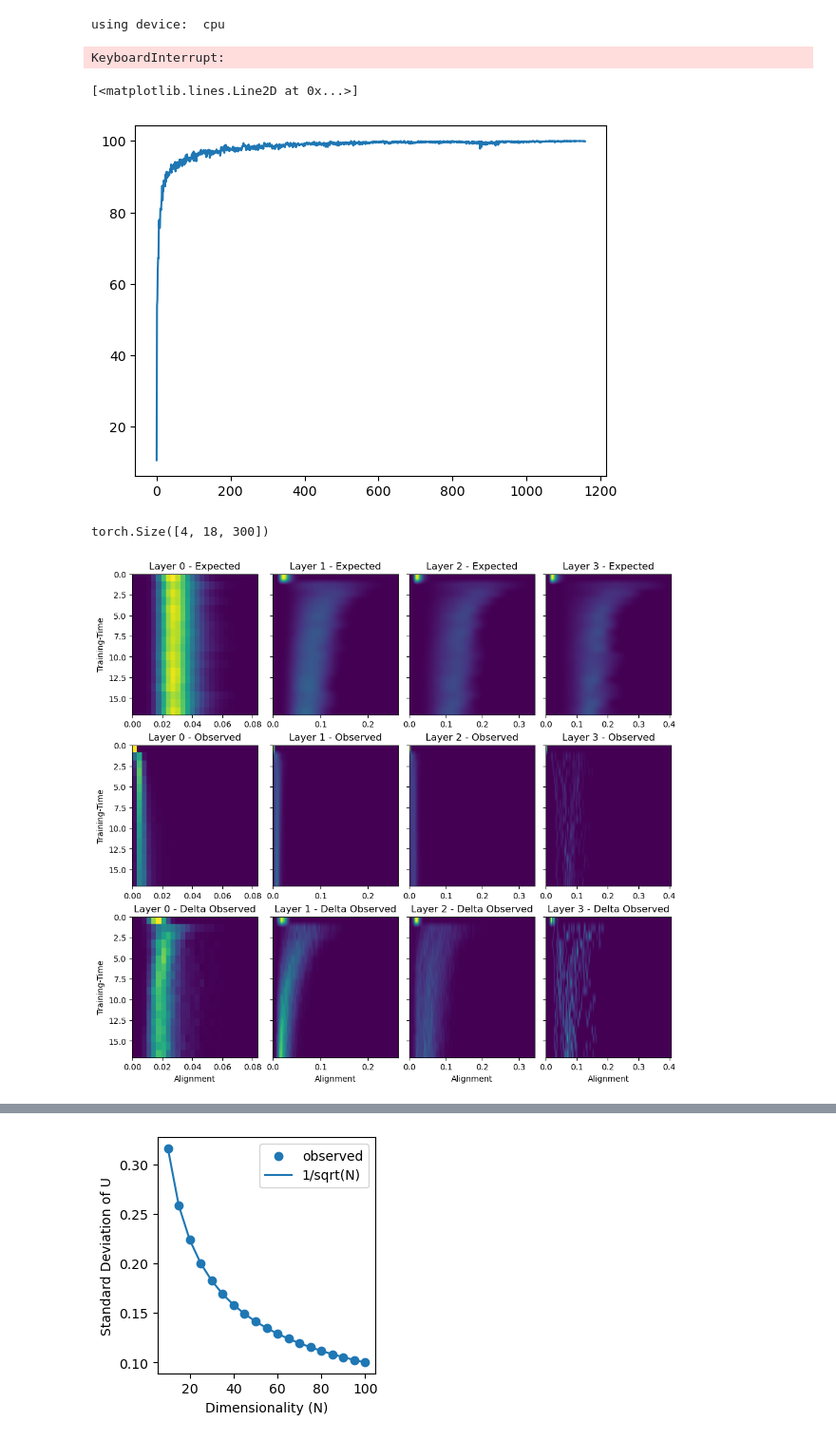
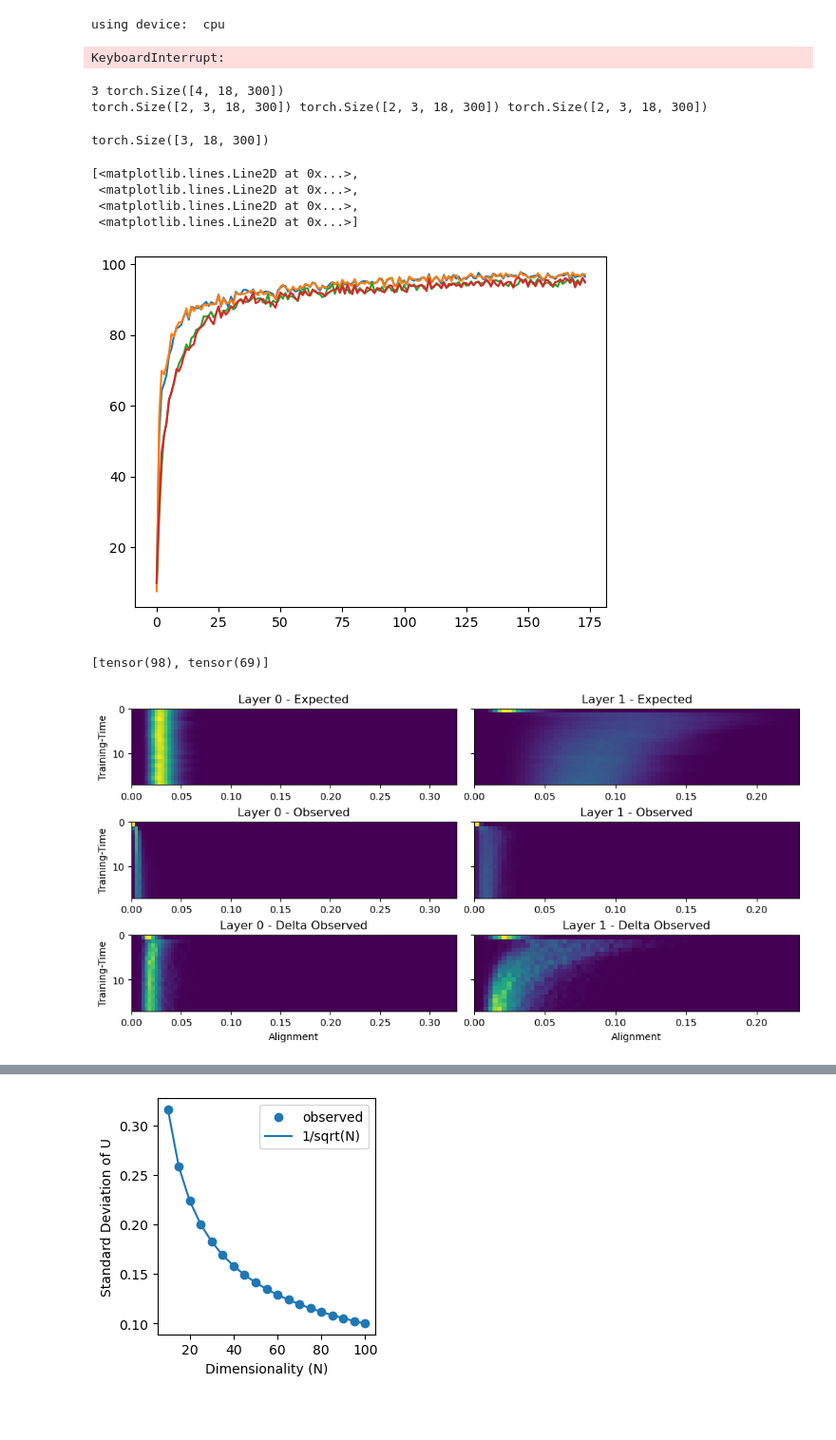
Before and after one commit to KempnerInstitute/nodelens, a Jupyter notebook: workspace.ipynb, the cells around one changed output, grey strips where cells are left out. Shown at 95% size. Drawn from its saved outputs; the diff is of its cells as text; code cells hidden in the pictures; blank space fills up the shorter version.

Commit message:
making sure plots are updated

```diff
--- a/workspace.ipynb
+++ b/workspace.ipynb
@@ -62,7 +62,7 @@ using device:  cpu
 model_name = 'MLP'
 dataset_name = 'MNIST'
 
-hidden_widths = [400, 400, 400]
+hidden_widths = [400, 400]
 nets = [get_model(model_name, build=True, dataset=dataset_name, hidden_widths=hidden_widths, dropout=dropout, ignore_flag=False)
         for dropout in [0.0, 0.0, 0.5, 0.5]]
 nets = [net.to(DEVICE) for net in nets]
@@ -80,49 +80,75 @@ parameters = dict(
     frequency=10,
     delta_alignment=True,
 )
-results = train.train(nets, optimizers, dataset, **parameters)
-# %% [output]
-KeyboardInterrupt:
+# %%
+results = train.train(nets, optimizers, dataset, **parameters)
+# %% [output]
+KeyboardInterrupt:
+# %%
+print(len(results["compare_alignment_expected"]), results["compare_alignment_expected"][0].shape)
+cae, cae_se = utils.compute_stats_by_type(torch.stack(results["compare_alignment_expected"]), 2, 1)
+cao, cao_se = utils.compute_stats_by_type(torch.stack(results["compare_alignment_observed"]), 2, 1)
+cad, cad_se = utils.compute_stats_by_type(torch.stack(results["compare_delta_alignment_observed"]), 2, 1)
+cae = cae.transpose(0, 1)
+cao = cao.transpose(0, 1)
+cad = cad.transpose(0, 1)
+print(cae.shape, cao.shape, cad.shape)
+# %% [output]
+3 torch.Size([4, 18, 300])
+torch.Size([2, 3, 18, 300]) torch.Size([2, 3, 18, 300]) torch.Size([2, 3, 18, 300])
 # %%
 bins = torch.linspace(0, 1, 301)
 cae = torch.stack([torch.mean(cae, dim=0) for cae in results["compare_alignment_expected"]])
 cao = torch.stack([torch.mean(cao, dim=0) for cao in results["compare_alignment_observed"]])
 cad = torch.stack([torch.nanmean(cad, dim=0) for cad in results["compare_delta_alignment_observed"]])
+cae.shape
+# %% [output]
+torch.Size([3, 18, 300])
 # %%
 plt.plot(results["accuracy"])
 # %% [output]
-[<matplotlib.lines.Line2D at 0x...>]
+[<matplotlib.lines.Line2D at 0x...>,
+ <matplotlib.lines.Line2D at 0x...>,
+ <matplotlib.lines.Line2D at 0x...>,
+ <matplotlib.lines.Line2D at 0x...>]
-[figure, old version]
+[figure, new version]
-# %%
-cae.shape
-# %% [output]
-torch.Size([4, 18, 300])
+# %%
+max_bin_e = [torch.where(torch.any(cc>0, dim=(0, 1)))[0][-1] for cc in cae]
+max_bin_o = [torch.where(torch.any(cc>0, dim=(0, 1)))[0][-1] for cc in cao]
+max_bin_a = [torch.where(torch.any(cc>0, dim=(0, 1)))[0][-1] for cc in cad]
+max_bin = [max(mb) for mb in zip(max_bin_e, max_bin_o, max_bin_a)]
+max_bin
+# %% [output]
+[tensor(98), tensor(69)]
 # %%
-max_bin_e = [torch.where(torch.any(cc>0, dim=0))[0][-1] for cc in cae]
-max_bin_o = [torch.where(torch.any(cc>0, dim=0))[0][-1] for cc in cao]
-max_bin_a = [torch.where(torch.any(cc>0, dim=0))[0][-1] for cc in cad]
+max_bin_e = [torch.where(torch.any(cc>0, dim=(0, 1)))[0][-1] for cc in cae]
+max_bin_o = [torch.where(torch.any(cc>0, dim=(0, 1)))[0][-1] for cc in cao]
+max_bin_a = [torch.where(torch.any(cc>0, dim=(0, 1)))[0][-1] for cc in cad]
 max_bin = [max(mb) for mb in zip(max_bin_e, max_bin_o, max_bin_a)]
 
+num_layers = cae.shape[0]
+
+type_index = 0
 
 bins = results["compare_alignment_bins"]
-extents = [[0, bins[mb], cae[0].shape[0]-1, 0] for mb in max_bin]
+extents = [[0, bins[mb], cae[0].shape[1]-1, 0] for mb in max_bin]
 
-fig, ax = plt.subplots(3, 4, figsize=(10, 9), layout='constrained', sharey=True)
-for i in range(4):
-    ax[0, i].imshow(cae[i][:, :max_bin[i]+1].cpu().numpy(), extent=extents[i], aspect='auto')
-    ax[1, i].imshow(cao[i][:, :max_bin[i]+1].cpu().numpy(), extent=extents[i], aspect='auto')
-    ax[2, i].imshow(cad[i][:, :max_bin[i]+1].cpu().numpy(), extent=extents[i], aspect='auto')
+fig, ax = plt.subplots(3, num_layers, figsize=(10, 5), layout='constrained', sharey=True)
+for i in range(num_layers):
+    ax[0, i].imshow(cae[type_index][i][:, :max_bin[i]+1].cpu().numpy(), extent=extents[i], aspect='auto')
+    ax[1, i].imshow(cao[type_index][i][:, :max_bin[i]+1].cpu().numpy(), extent=extents[i], aspect='auto')
+    ax[2, i].imshow(cad[type_index][i][:, :max_bin[i]+1].cpu().numpy(), extent=extents[i], aspect='auto')
     ax[2, i].set_xlabel('Alignment')
     ax[0, i].set_title(f"Layer {i} - Expected")
     ax[1, i].set_title(f"Layer {i} - Observed")
     ax[2, i].set_title(f"Layer {i} - Delta Observed")
 ax[0, 0].set_ylabel("Training-Time")
 ax[1, 0].set_ylabel("Training-Time")
 ax[2, 0].set_ylabel("Training-Time")
 
 savepath = r'C:\Users\Andrew\Dropbox\Postdoc\AlignmentProject\mathUpdateFigures'
 # plt.savefig(savepath+r'\observed_alignment_MNIST')
 
 plt.show()
 # %% [output]
-[figure, old version]
+[figure, new version]
```
Also changed, not shown: parts of 1 cell of this notebook.
